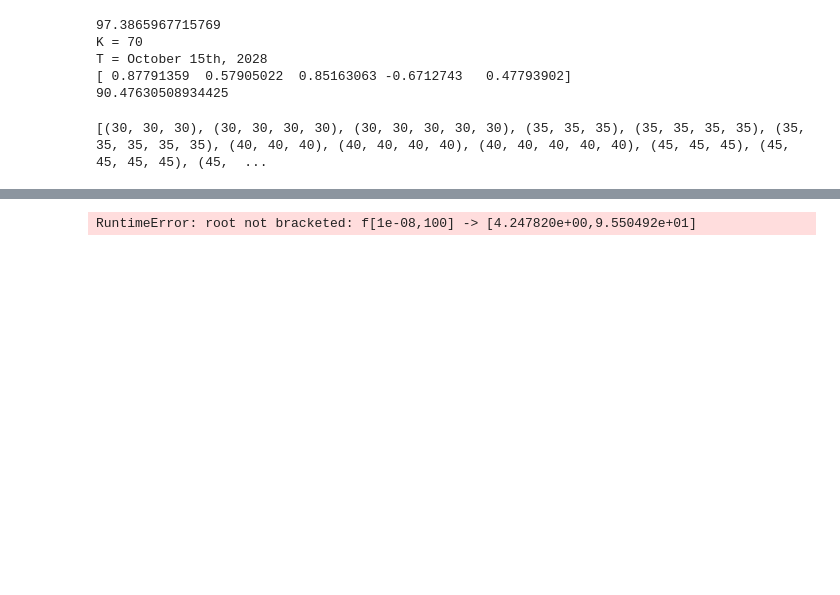
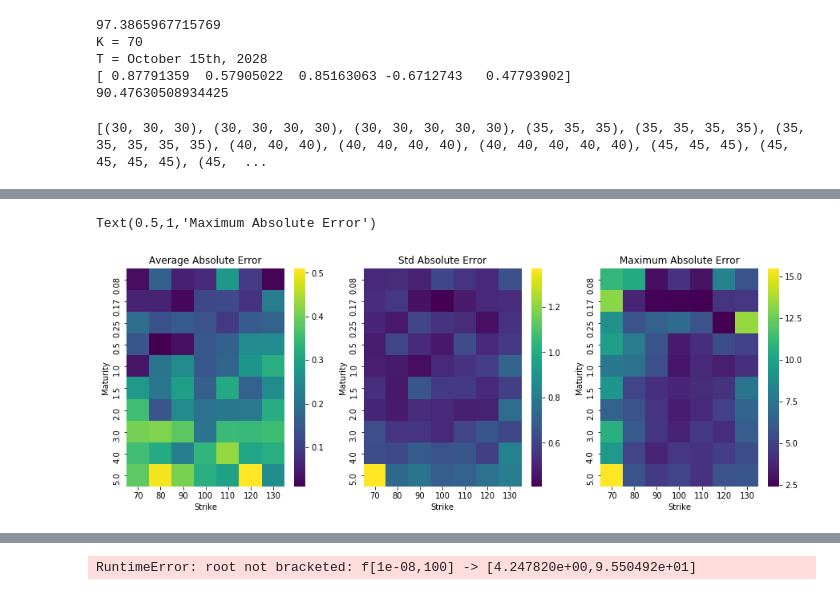
Before and after one commit to CalameR/PyKnight, a Jupyter notebook: DeepLearningVol/DeepLearningVolNotebook.ipynb, the cells around one changed output, grey strips where cells are left out. Drawn from its saved outputs; the diff is of its cells as text; code cells hidden in the pictures; blank space fills up the shorter version.

Commit message:
Maj du notebook avec graphes heatmaps notamment

```diff
--- a/DeepLearningVol/DeepLearningVolNotebook.ipynb
+++ b/DeepLearningVol/DeepLearningVolNotebook.ipynb
@@ -334,0 +349,33 @@ Total computation time = 186.18s
+# %%
+Expiries_ = np.zeros(len(Expiries))
+for j in range(len(Expiries)):
+    Expiries_[j] = round(Expiries[j],2)
+plt.figure(figsize=(15,5))
+plt.figure(1)
+
+plt.subplot(131)
+mean_abs_data = np.reshape(np.mean(array_train_abs_error,axis=0),(len(BaseStrikes),len(Expiries))).transpose()
+df_mean_abs = pd.DataFrame(mean_abs_data,index=Expiries_,columns=BaseStrikes)
+ax = sns.heatmap(df_mean_abs, cmap='viridis')
+plt.xlabel("Strike")
+plt.ylabel("Maturity")
+plt.title("Average Absolute Error")
+
+plt.subplot(132)
+std_abs_data = np.reshape(np.std(array_train_abs_error,axis=0),(len(BaseStrikes),len(Expiries))).transpose()
+df_std_abs = pd.DataFrame(std_abs_data,index=Expiries_,columns=BaseStrikes)
+ax = sns.heatmap(df_std_abs, cmap='viridis')
+plt.xlabel("Strike")
+plt.ylabel("Maturity")
+plt.title("Std Absolute Error")
+
+plt.subplot(133)
+max_abs_data = np.reshape(np.max(array_train_abs_error,axis=0),(len(BaseStrikes),len(Expiries))).transpose()
+df_max_abs = pd.DataFrame(max_abs_data,index=Expiries_,columns=BaseStrikes)
+ax = sns.heatmap(df_max_abs, cmap='viridis')
+plt.xlabel("Strike")
+plt.ylabel("Maturity")
+plt.title("Maximum Absolute Error")
+# %% [output]
+Text(0.5,1,'Maximum Absolute Error')
+[figure, added]
```
Also changed, not shown: parts of 9 cells of this notebook, 2 other files.
